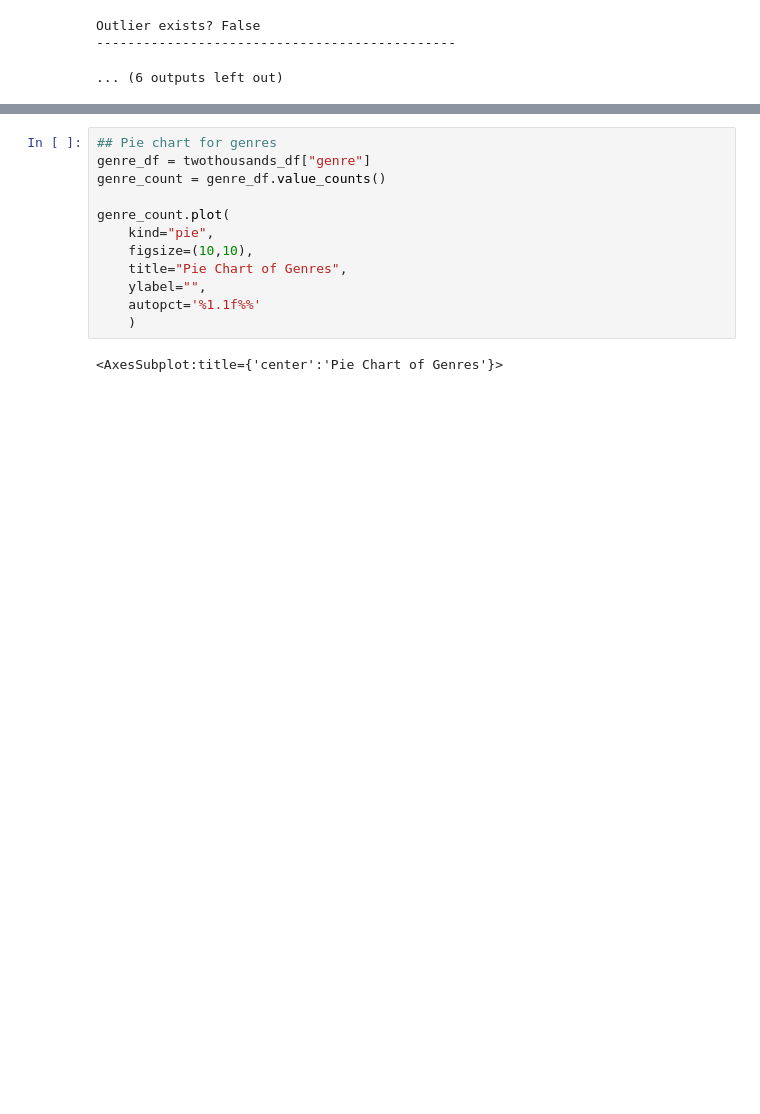
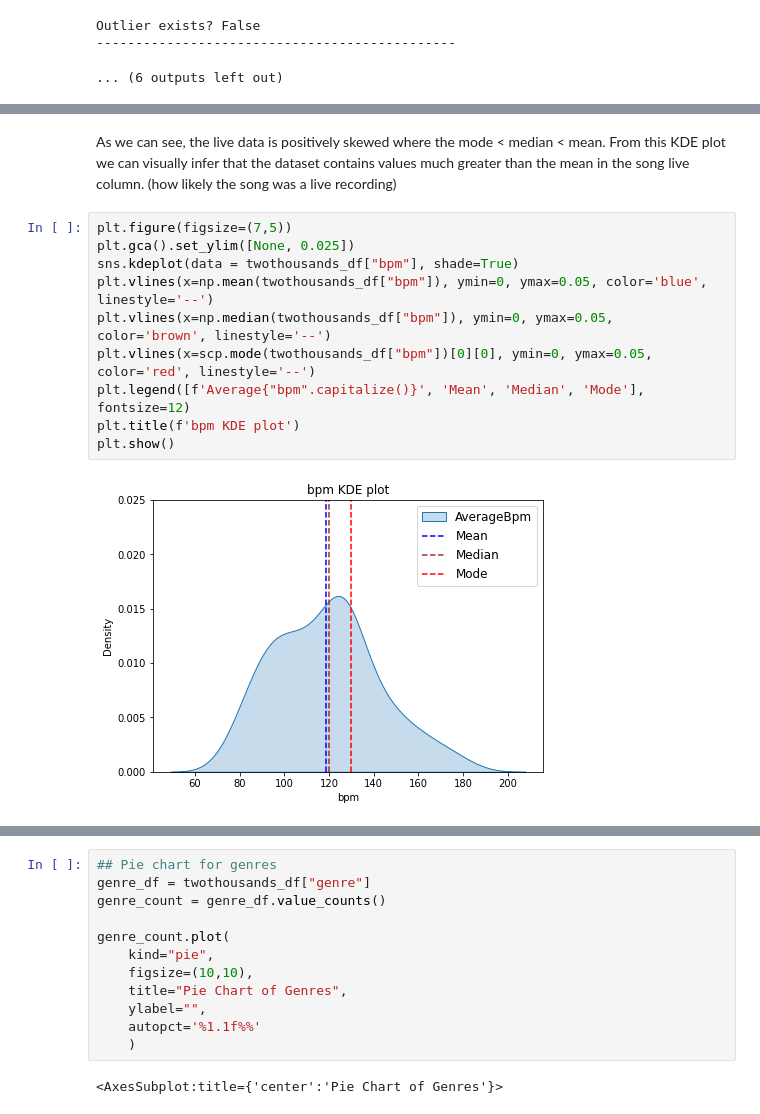
Before and after one commit to whenwe177/aids-final-project, a Jupyter notebook: ipynbs/eda_00s.ipynb, the cells around one changed output, grey strips where cells are left out. Drawn from its saved outputs; the diff is of its cells as text; blank space fills up the shorter version.

```diff
--- a/ipynbs/eda_00s.ipynb
+++ b/ipynbs/eda_00s.ipynb
@@ -207,0 +224,14 @@ for df in kde_dfs:
+# %% [markdown]
+As we can see, the live data is positively skewed where the mode < median < mean. From this KDE plot we can visually infer that the dataset contains values much greater than the mean in the song live column. (how likely the song was a live recording)
+# %%
+plt.figure(figsize=(7,5))
+plt.gca().set_ylim([None, 0.025])
+sns.kdeplot(data = twothousands_df["bpm"], shade=True)
+plt.vlines(x=np.mean(twothousands_df["bpm"]), ymin=0, ymax=0.05, color='blue', linestyle='--')
+plt.vlines(x=np.median(twothousands_df["bpm"]), ymin=0, ymax=0.05, color='brown', linestyle='--')
+plt.vlines(x=scp.mode(twothousands_df["bpm"])[0][0], ymin=0, ymax=0.05, color='red', linestyle='--')
+plt.legend([f'Average{"bpm".capitalize()}', 'Mean', 'Median', 'Mode'], fontsize=12)
+plt.title(f'bpm KDE plot')
+plt.show()
+# %% [output]
+[figure, added]
```
Also changed, not shown: parts of 15 cells of this notebook, 1 other file.
